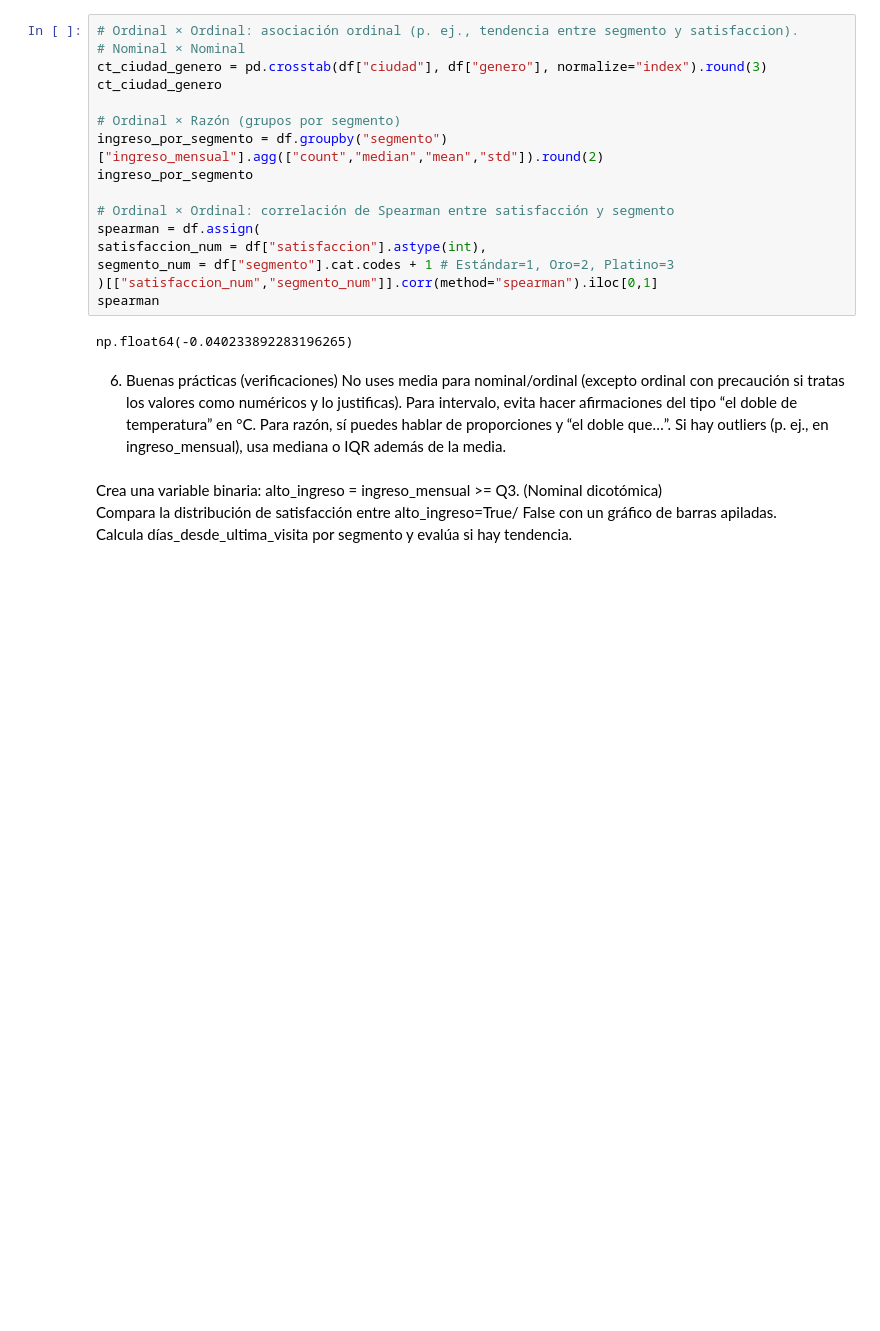
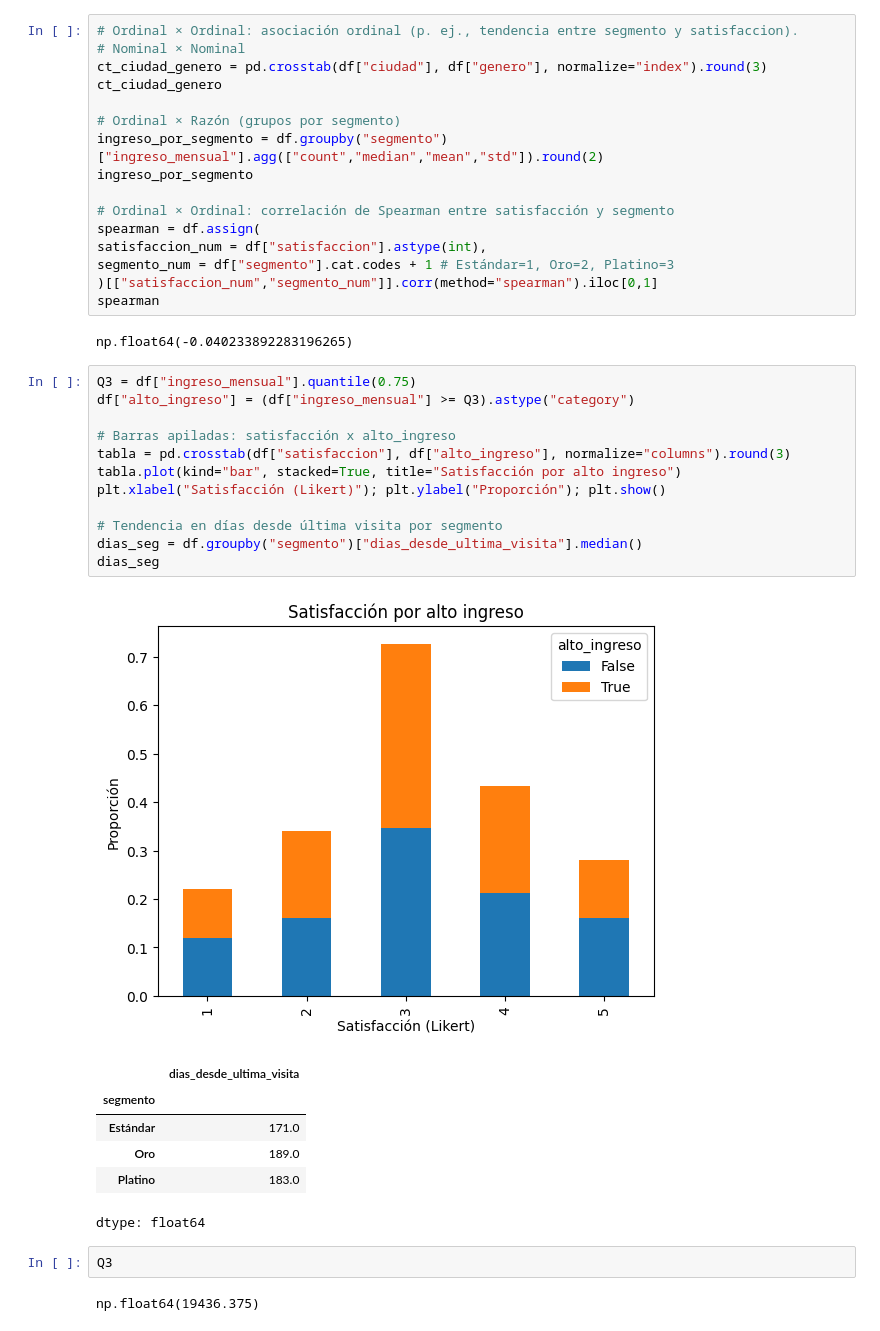
Before and after one commit to vidalesdavid/mineria_de_datos, a Jupyter notebook: Minería_de_Datos.ipynb, the cells around one changed output. Cells and saved outputs as stored; diff of their text form; blank space fills up the shorter version.

```diff
--- a/Minería_de_Datos.ipynb
+++ b/Minería_de_Datos.ipynb
@@ -1042,13 +1044,27 @@ segmento_num = df["segmento"].cat.codes + 1 # Estándar=1, Oro=2, Platino=3
 spearman
 # %% [output]
 np.float64(-0.040233892283196265)
-# %% [markdown]
-6) Buenas prácticas (verificaciones)
-No uses media para nominal/ordinal (excepto ordinal con precaución si tratas los valores como numéricos y lo justificas).
-Para intervalo, evita hacer afirmaciones del tipo “el doble de temperatura” en °C.
-Para razón, sí puedes hablar de proporciones y “el doble que…”.
-Si hay outliers (p. ej., en ingreso_mensual), usa mediana o IQR además de la media.
-# %% [markdown]
-Crea una variable binaria: alto_ingreso = ingreso_mensual >= Q3.    (Nominal dicotómica)
-Compara la distribución de satisfacción entre alto_ingreso=True/   False con un gráfico de barras apiladas.
-Calcula días_desde_ultima_visita por segmento y evalúa si hay tendencia.
+# %%
+Q3 = df["ingreso_mensual"].quantile(0.75)
+df["alto_ingreso"] = (df["ingreso_mensual"] >= Q3).astype("category")
+
+# Barras apiladas: satisfacción x alto_ingreso
+tabla = pd.crosstab(df["satisfaccion"], df["alto_ingreso"], normalize="columns").round(3)
+tabla.plot(kind="bar", stacked=True, title="Satisfacción por alto ingreso")
+plt.xlabel("Satisfacción (Likert)"); plt.ylabel("Proporción"); plt.show()
+
+# Tendencia en días desde última visita por segmento
+dias_seg = df.groupby("segmento")["dias_desde_ultima_visita"].median()
+dias_seg
+# %% [output]
+[figure, added]
+|  | dias_desde_ultima_visita |
+| segmento |  |
+| Estándar | 171.0 |
+| Oro | 189.0 |
+| Platino | 183.0 |
+dtype: float64
+# %%
+Q3
+# %% [output]
+np.float64(19436.375)
```
Also changed, not shown: parts of 10 cells of this notebook.
